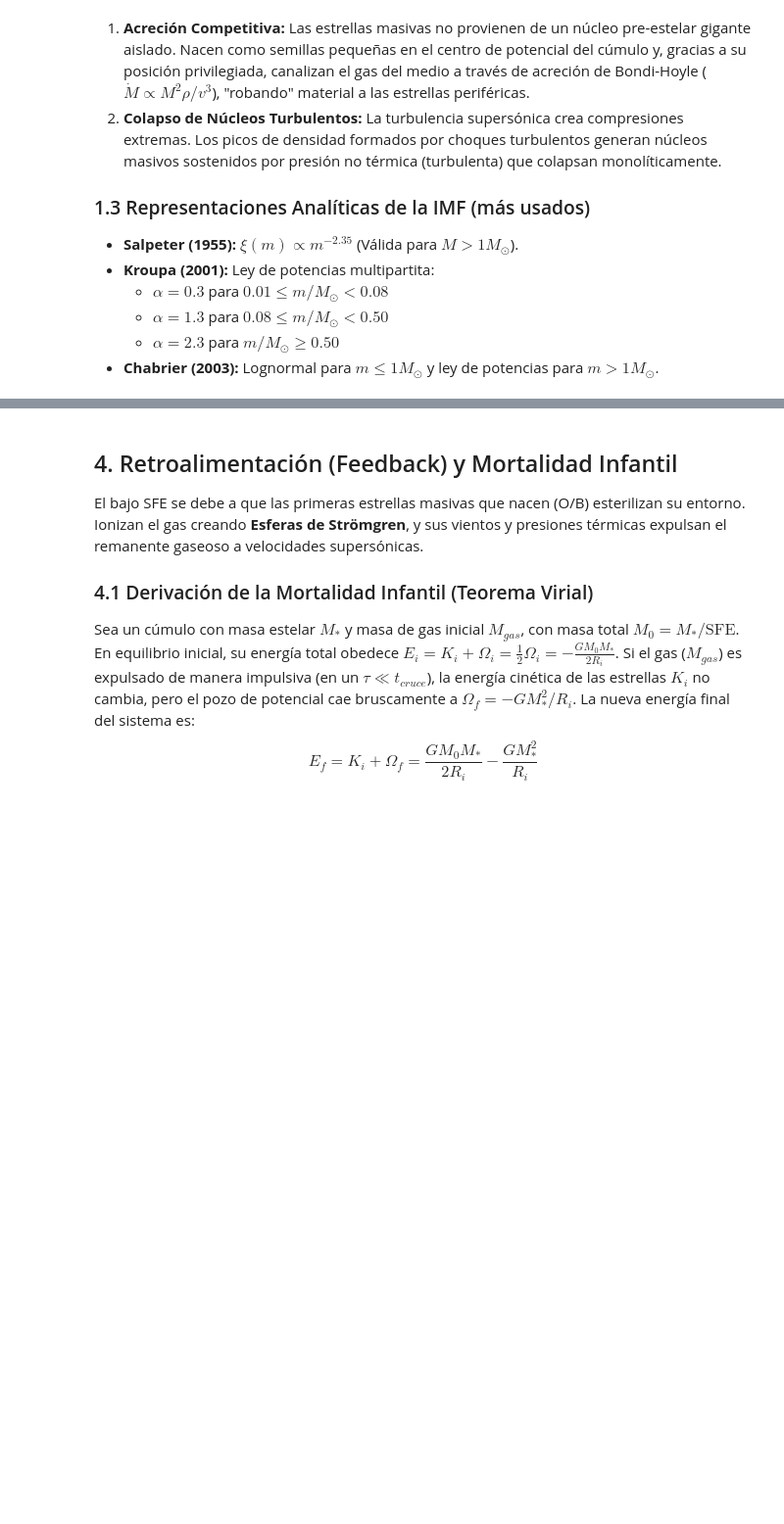
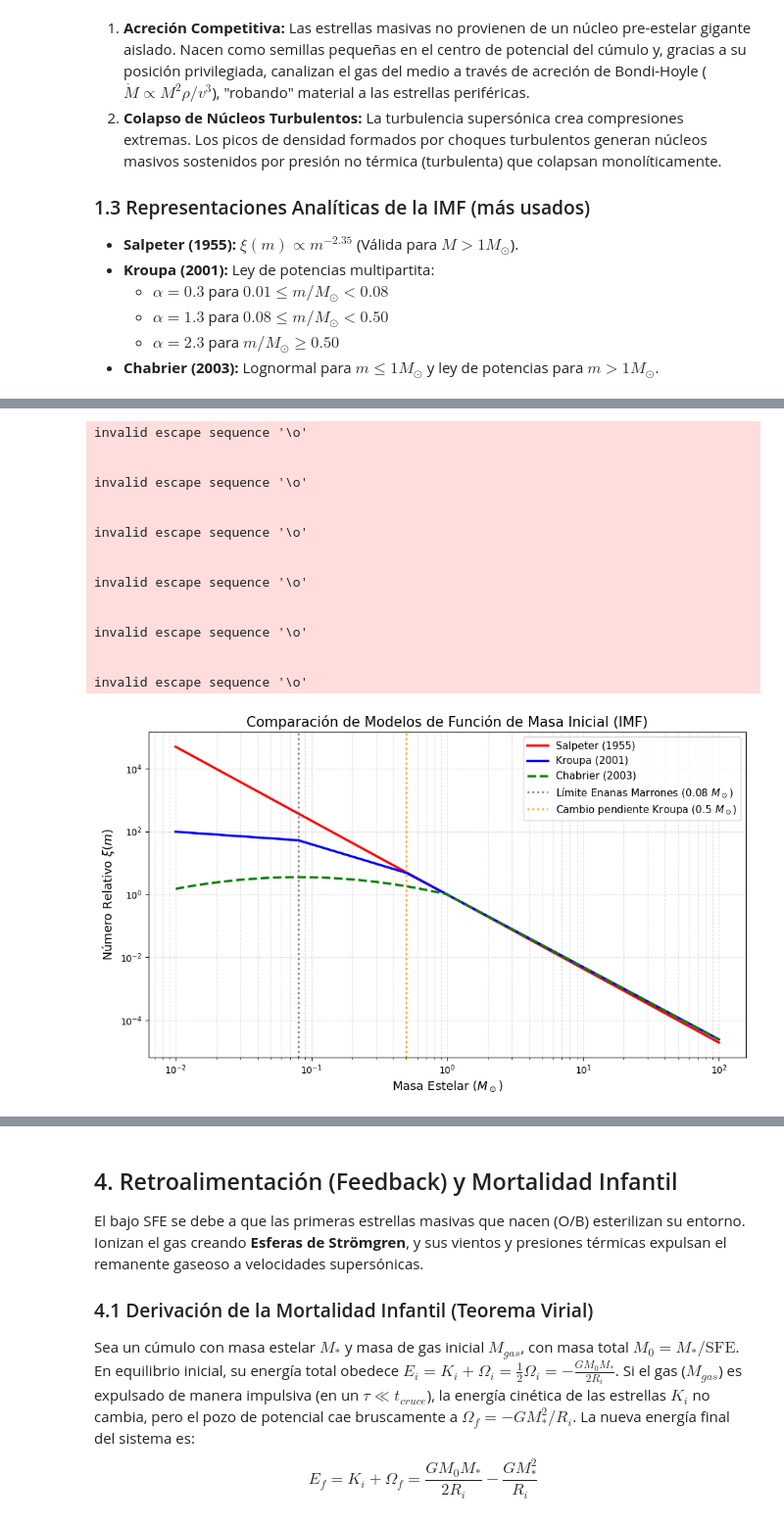
Before and after one commit to esilvavilla/TopicosAvanzadosCumulos, a Jupyter notebook: _build/html/_sources/Clase_03_IMF_DinamicaInicial.ipynb, the cells around one changed output, grey strips where cells are left out. Shown at 98% size. Cells and saved outputs as stored; diff of their text form; code cells hidden in the pictures; blank space fills up the shorter version.

```diff
--- a/_build/html/_sources/Clase_03_IMF_DinamicaInicial.ipynb
+++ b/_build/html/_sources/Clase_03_IMF_DinamicaInicial.ipynb
@@ -30,33 +30,49 @@ La aparición de estrellas muy masivas (e.g., $30 M_\odot$) exige mecanismos adi
 *   **Chabrier (2003):** Lognormal para $m \le 1 M_\odot$ y ley de potencias para $m > 1 M_\odot$.
 # %%
 import numpy as np
-import plotly.graph_objects as go
+import matplotlib.pyplot as plt
 
+# Definir el rango de masas (de 0.01 a 100 M_sol)
 m = np.logspace(-2, 2, 500)
+
+# 1. Salpeter (1955)
 salpeter = m**(-2.35)
 
+# 2. Kroupa (2001)
 kroupa = np.zeros_like(m)
 kroupa[m < 0.08] = m[m < 0.08]**(-0.3)
 kroupa[(m >= 0.08) & (m < 0.5)] = (0.08**1.0) * m[(m >= 0.08) & (m < 0.5)]**(-1.3)
 kroupa[m >= 0.5] = (0.08**1.0) * (0.5**1.0) * m[m >= 0.5]**(-2.3)
 
+# 3. Chabrier (2003)
 chabrier = np.zeros_like(m)
 chabrier[m < 1] = 0.158 * np.exp(- (np.log10(m[m < 1]) - np.log10(0.08))**2 / (2 * 0.69**2))
 chabrier[m >= 1] = 0.044 * m[m >= 1]**(-2.3)
 
-# Normalización visual en m=1
-idx = np.argmin(np.abs(m-1))
-salpeter, kroupa, chabrier = salpeter/salpeter[idx], kroupa/kroupa[idx], chabrier/chabrier[idx]
+# Normalización visual en m=1 para facilitar la comparación
+idx = np.argmin(np.abs(m - 1))
+salpeter /= salpeter[idx]
+kroupa /= kroupa[idx]
+chabrier /= chabrier[idx]
 
-fig = go.Figure()
-fig.add_trace(go.Scatter(x=m, y=salpeter, mode='lines', name='Salpeter (1955)', visible=True))
-fig.add_trace(go.Scatter(x=m, y=kroupa, mode='lines', name='Kroupa (2001)', visible=True))
-fig.add_trace(go.Scatter(x=m, y=chabrier, mode='lines', name='Chabrier (2003)', visible=True))
+# Creación de la gráfica estática
+plt.figure(figsize=(10, 6))
+plt.plot(m, salpeter, 'r-', lw=2.5, label='Salpeter (1955)')
+plt.plot(m, kroupa, 'b-', lw=2.5, label='Kroupa (2001)')
+plt.plot(m, chabrier, 'g--', lw=2.5, label='Chabrier (2003)')
 
-fig.add_vline(x=0.08, line_dash="dot", line_color="gray")#, annotation_text="Límite Enanas Marrones")
-fig.add_vline(x=0.5, line_dash="dot", line_color="gray")#, annotation_text="Pico Kroupa")
+# Líneas de referencia teóricas
+plt.axvline(0.08, color='gray', linestyle=':', lw=2, label='Límite Enanas Marrones (0.08 $M_\odot$)')
+plt.axvline(0.5, color='orange', linestyle=':', lw=2, label='Cambio pendiente Kroupa (0.5 $M_\odot$)')
 
-fig.update_layout(title="Comparación de Modelos IMF", xaxis_title="Masa Estelar (M_sol)",
-                  yaxis_title="Número Relativo", xaxis_type="log", yaxis_type="log", template="plotly_white")
-fig.show()
+# Detalles estéticos
+plt.xscale('log')
+plt.yscale('log')
+plt.xlabel(r'Masa Estelar ($M_\odot$)', fontsize=13)
+plt.ylabel(r'Número Relativo $\xi(m)$', fontsize=13)
+plt.title('Comparación de Modelos de Función de Masa Inicial (IMF)', fontsize=15)
+plt.legend(loc='upper right', fontsize=11)
+plt.grid(True, which='both', ls='--', alpha=0.4)
+plt.tight_layout()
+plt.show()
 # %% [output]
@@ -64,3 +79,20 @@ fig.show()
+invalid escape sequence '\o'
+
+
+invalid escape sequence '\o'
+
+
+invalid escape sequence '\o'
+
+
+invalid escape sequence '\o'
+
+
+invalid escape sequence '\o'
+
+
+invalid escape sequence '\o'
+[figure, added]
 # %% [markdown]
 ## 2. Límites Fundamentales de la Masa Estelar
 
```
Also changed, not shown: parts of 3 cells of this notebook, 10 other files.
